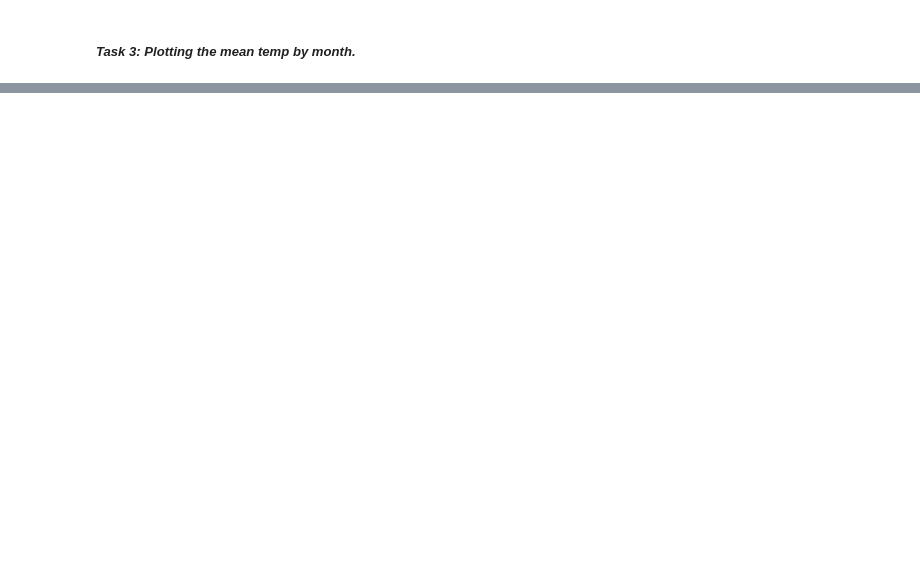
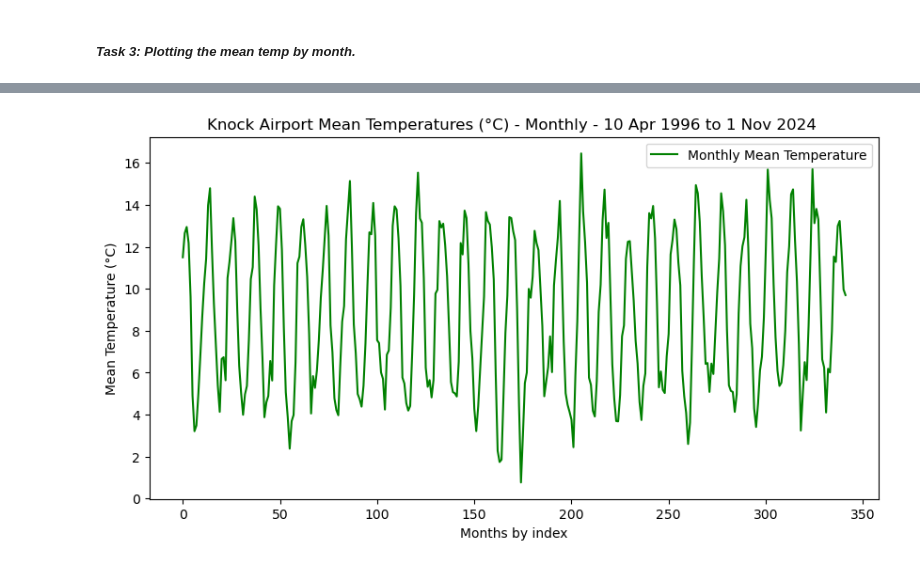
Before and after one commit to ermelinda-q/PFDA, a Jupyter notebook: assignments/assignment_6_weather.ipynb, the cells around one changed output, grey strips where cells are left out. Saved outputs shown, nothing was run; the diff lists cells and outputs as text; code cells hidden in the pictures; blank space fills up the shorter version.

```diff
--- a/assignments/assignment_6_weather.ipynb
+++ b/assignments/assignment_6_weather.ipynb
@@ -138,2 +138,11 @@ plt.show()
 # %% [markdown]
 ##### _Task 3: Plotting the mean temp by month._
+# %%
+# Converting 'date' column to datetime format (again).
+df_temp['date'] = pd.to_datetime(df_temp['date'], errors='coerce')
+
+# Calculating mean temperature for each month
+monthly_mean_temp = df_temp.groupby(df_temp['date'].dt.to_period('M'))['temp'].mean()
+
+# Checking that the changes worked.
+monthly_mean_temp.head(5)
@@ -139,0 +157,11 @@ plt.show()
+# %%
+# Plotting the diagram.
+plt.figure(figsize=(10, 5))
+plt.plot(monthly_mean_temp.values, color='green', label='Monthly Mean Temperature')
+plt.xlabel('Months by index')
+plt.ylabel('Mean Temperature (°C)')
+plt.title('Knock Airport Mean Temperatures (°C) - Monthly - 10 Apr 1996 to 1 Nov 2024 ')
+plt.legend()
+plt.show()
+# %% [output]
+[figure, added]
```
Also changed, not shown: parts of 2 cells of this notebook.
